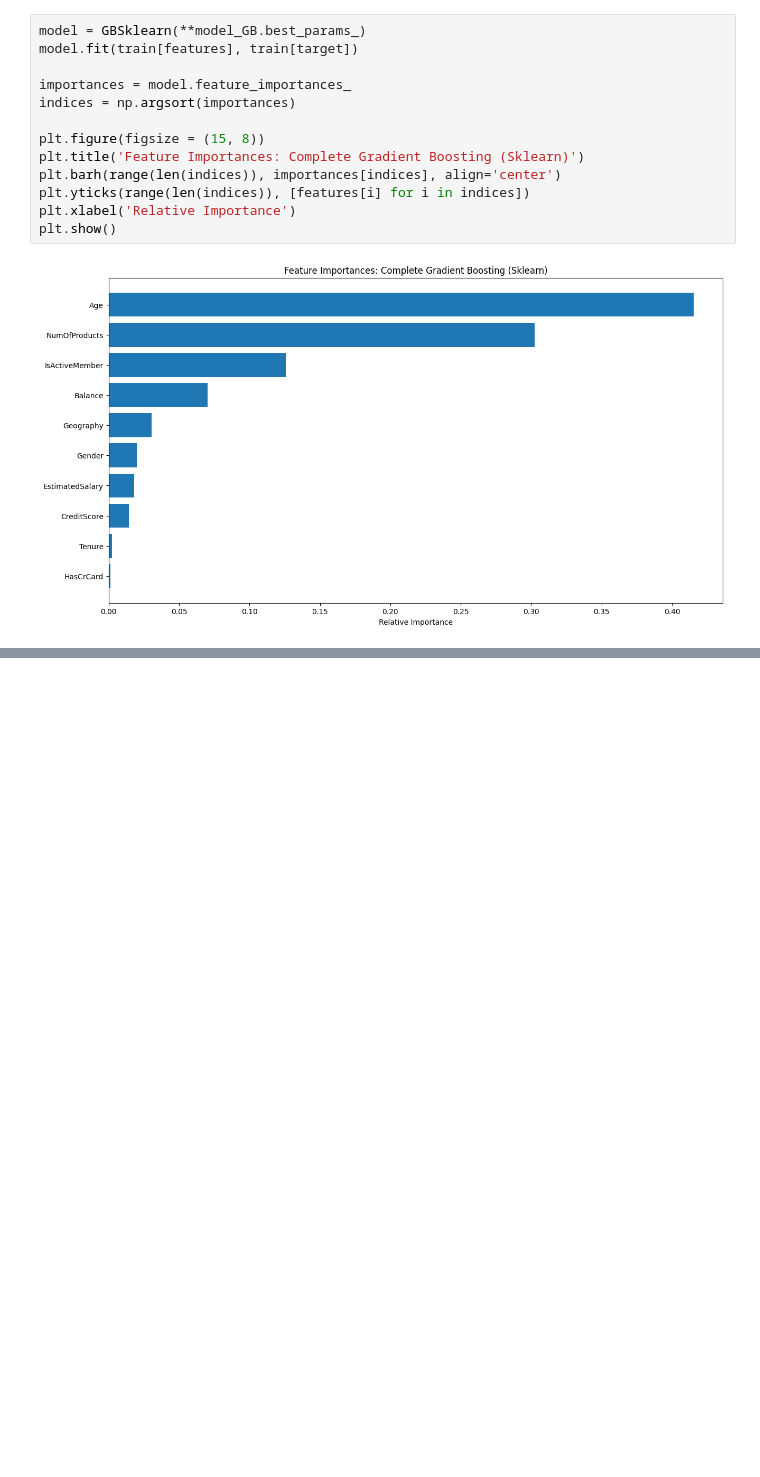
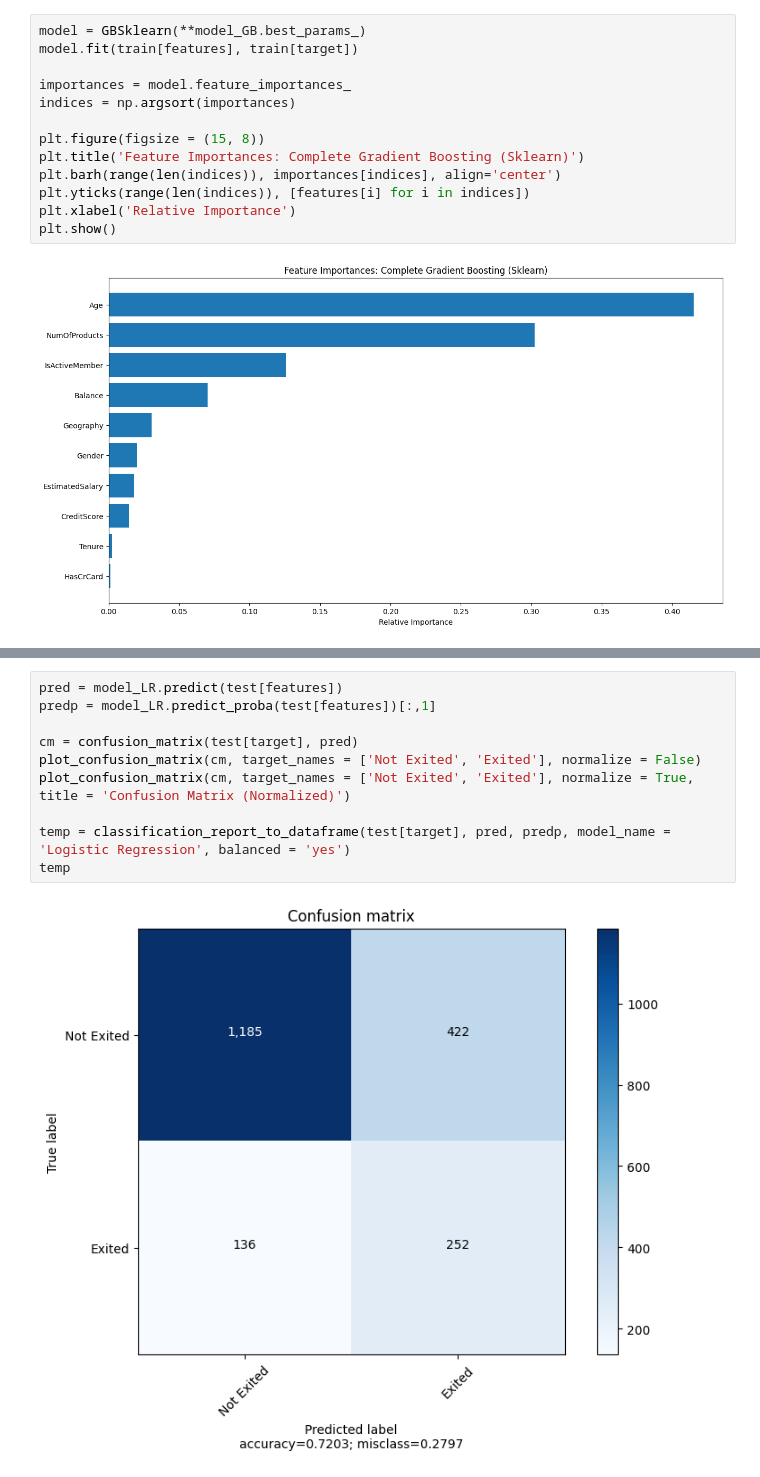
Before and after one commit to Cyrine-chemsi/Bank-Customer-Churn-Prediction, a Jupyter notebook: code/EDA_and_modelling.ipynb, the cells around one changed output, grey strips where cells are left out. Drawn from its saved outputs; the diff is of its cells as text; blank space fills up the shorter version.

```diff
--- a/code/EDA_and_modelling.ipynb
+++ b/code/EDA_and_modelling.ipynb
@@ -717,0 +828,12 @@ plt.show()
+# %%
+pred = model_LR.predict(test[features])
+predp = model_LR.predict_proba(test[features])[:,1]
+
+cm = confusion_matrix(test[target], pred)
+plot_confusion_matrix(cm, target_names = ['Not Exited', 'Exited'], normalize = False)
+plot_confusion_matrix(cm, target_names = ['Not Exited', 'Exited'], normalize = True, title = 'Confusion Matrix (Normalized)')
+
+temp = classification_report_to_dataframe(test[target], pred, predp, model_name = 'Logistic Regression', balanced = 'yes')
+temp
+# %% [output]
+[figure, added]
```
Also changed, not shown: parts of 34 cells of this notebook, 3 other files.
